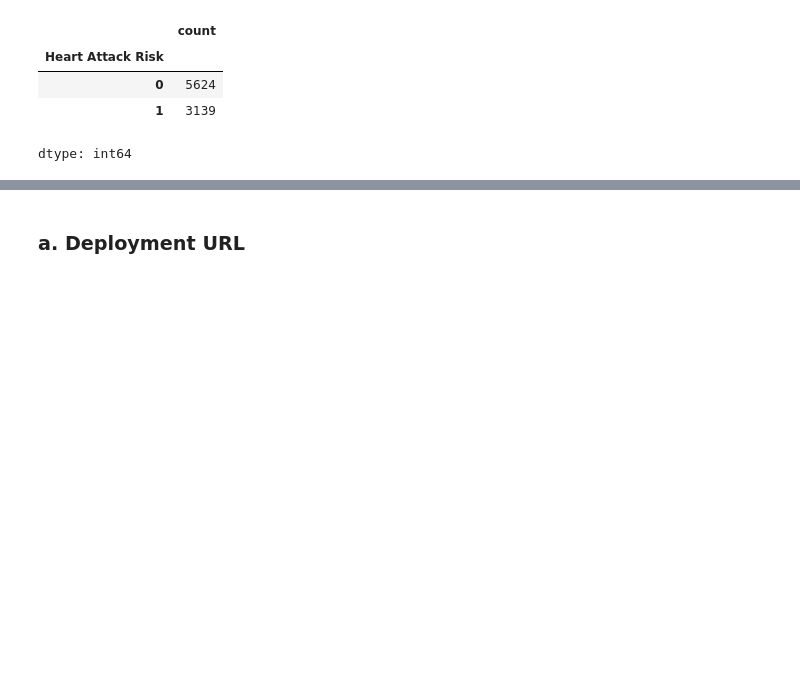
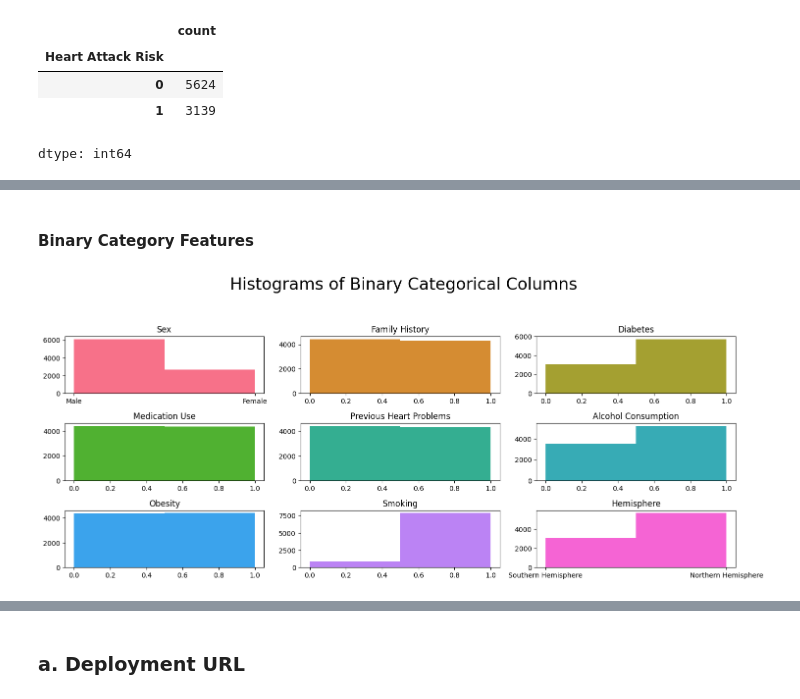
Before and after one commit to Rzero6/heart-attack-classification, a Jupyter notebook: Heart Attack Classification.ipynb, the cells around one changed output, grey strips where cells are left out. Drawn from its saved outputs; the diff is of its cells as text; code cells hidden in the pictures; blank space fills up the shorter version.

```diff
--- a/Heart Attack Classification.ipynb
+++ b/Heart Attack Classification.ipynb
@@ -275,0 +318,48 @@ testing accuracy:  0.9151573954290643
+# %% [markdown]
+#### Binary Category Features
+# %%
+binary_categorical_feature_cols = [
+    'Sex',
+    'Family History',
+    'Diabetes',
+    'Medication Use',
+    'Previous Heart Problems',
+    'Alcohol Consumption',
+    'Obesity',
+    'Smoking',
+    'Hemisphere'
+]
+
+df_binary_categorical_features = df[binary_categorical_feature_cols]
+# Define a color palette with distinct colors
+binary_categorical_feature_cols_palette = sns.color_palette("husl", len(binary_categorical_feature_cols))
+# Histogram:
+fig = plt.figure(figsize=(15, 12))
+plt.suptitle(
+    'Histograms of Binary Categorical Columns',
+    horizontalalignment="center",
+    fontstyle="normal",
+    fontsize=24,
+    fontfamily="sans-serif"
+)
+
+for i in range(df_binary_categorical_features.shape[1]):
+    plt.subplot(6, 3, i + 1 )
+    f = plt.gca()
+    f.set_title(df_binary_categorical_features.columns.values[i])
+
+    vals = np.size(df_binary_categorical_features.iloc[:, i].unique())
+    if vals >= 100:
+        vals = 100
+
+    # Use the color palette for each subplot
+    plt.hist(
+        df_binary_categorical_features.iloc[:, i],
+        bins=vals,
+        color=binary_categorical_feature_cols_palette[i]
+    )
+
+plt.tight_layout(rect=[0, 0.03, 1, 0.95])
+plt.show()
+# %% [output]
+[figure, added]
```
Also changed, not shown: parts of 119 cells of this notebook.
